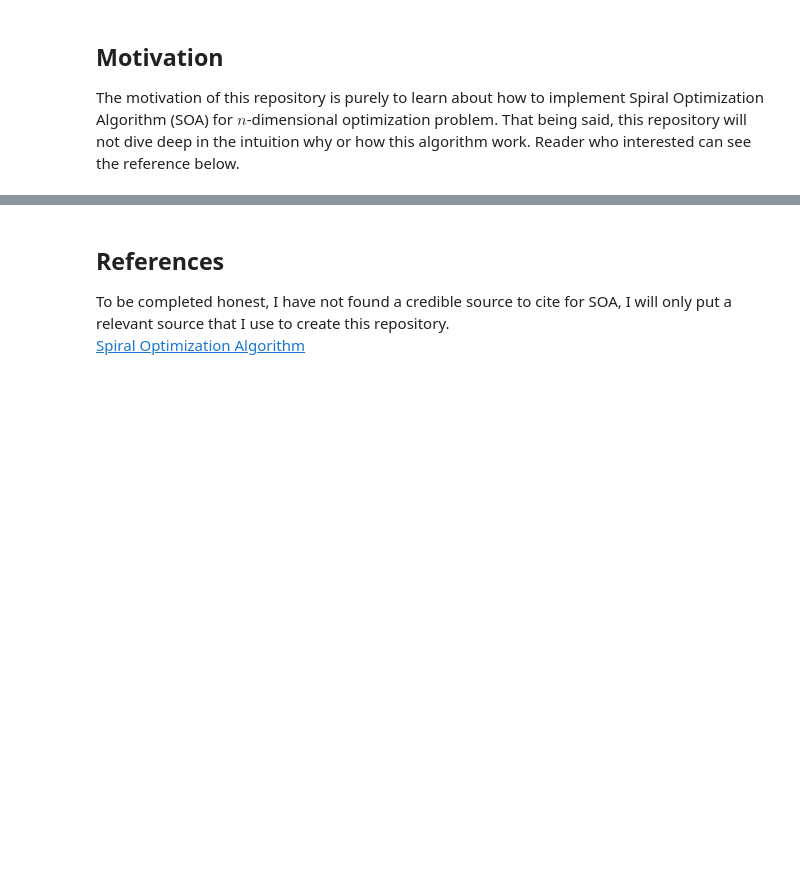
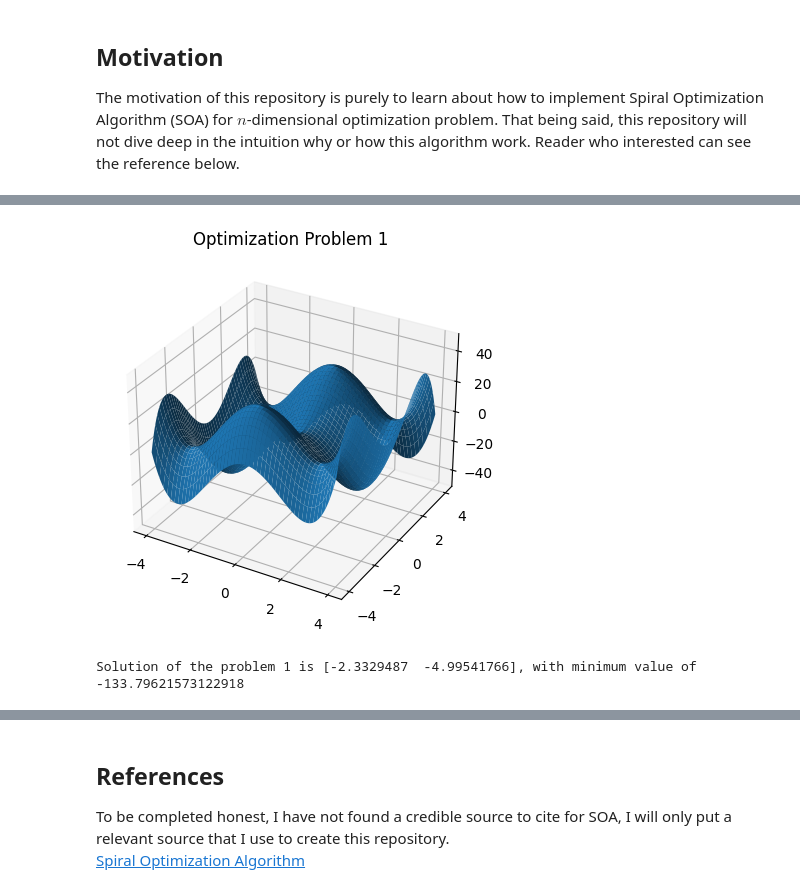
Before and after one commit to leonv1602/post-employment-benefit, a Jupyter notebook: spiral-opt.ipynb, the cells around one changed output, grey strips where cells are left out. Drawn from its saved outputs; the diff is of its cells as text; code cells hidden in the pictures; blank space fills up the shorter version.

```diff
--- a/spiral-opt.ipynb
+++ b/spiral-opt.ipynb
@@ -74,0 +46,16 @@ plt.show()
+# %%
+def f_x1x2(x1, x2):
+    return (x1**4 - 16*x1**2 + 5*x1)/2-(x2**4 - 16*x2**2 + 5*x2)/2
+# %%
+x1 = np.linspace(-4, 4, 1000)
+x2 = np.linspace(-4, 4,1000)
+xx, yy = np.meshgrid(x1, x2)
+fx1x2 = f_x1x2(xx,yy)
+
+fig = plt.figure()
+ax = fig.add_subplot(111, projection='3d')
+ax.plot_surface(xx, yy, fx1x2)
+plt.title('Optimization Problem 1')
+plt.show()
+# %% [output]
+[figure, added]
@@ -74,0 +95,5 @@ plt.show()
+# %%
+sol = spo(max_iter = 200, m = 100, n = 2)
+print(f'Solution of the problem 1 is {sol}, with minimum value of {f_x1x2(sol[0], sol[1])}')
+# %% [output]
+Solution of the problem 1 is [-2.3329487  -4.99541766], with minimum value of -133.79621573122918
```
Also changed, not shown: parts of 18 cells of this notebook.
